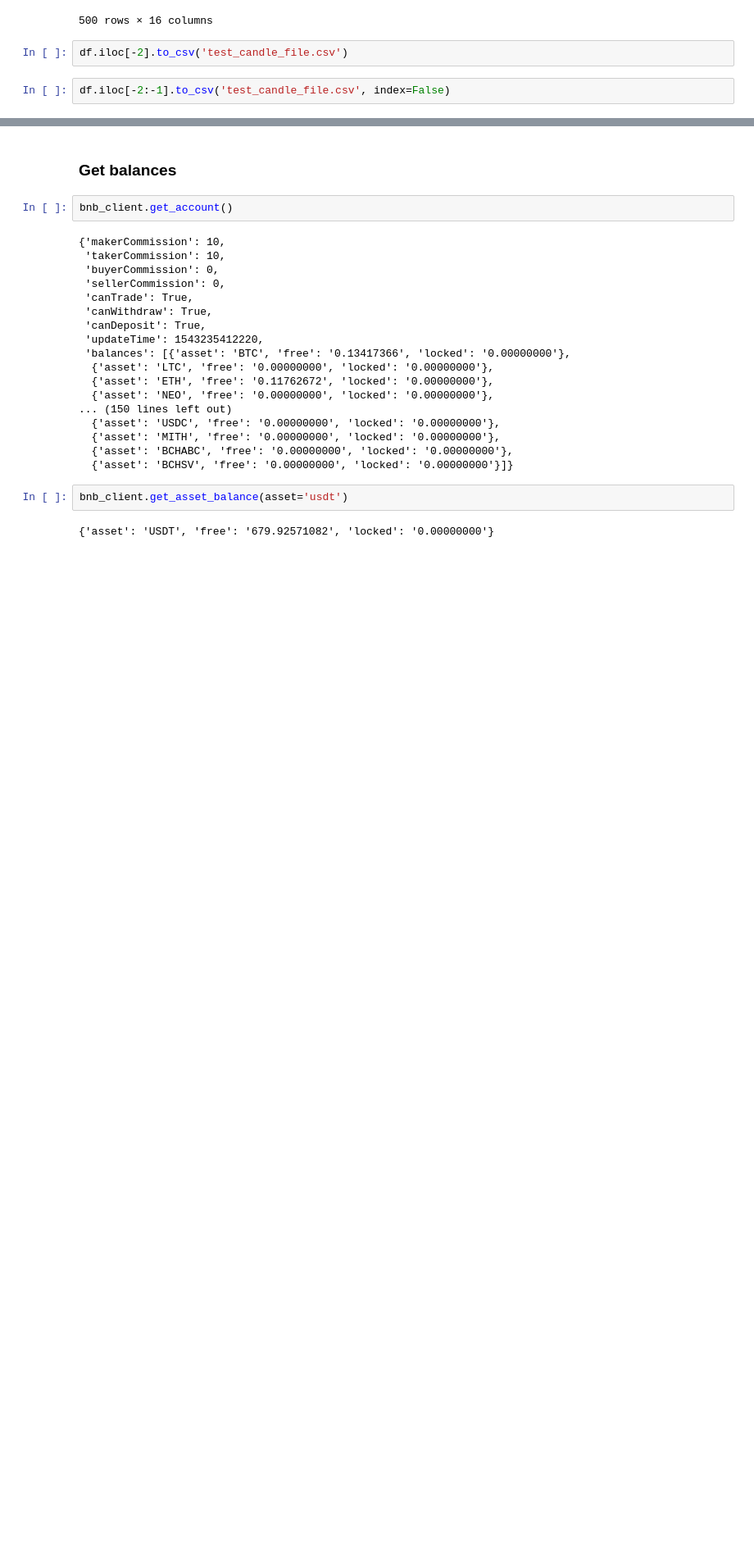
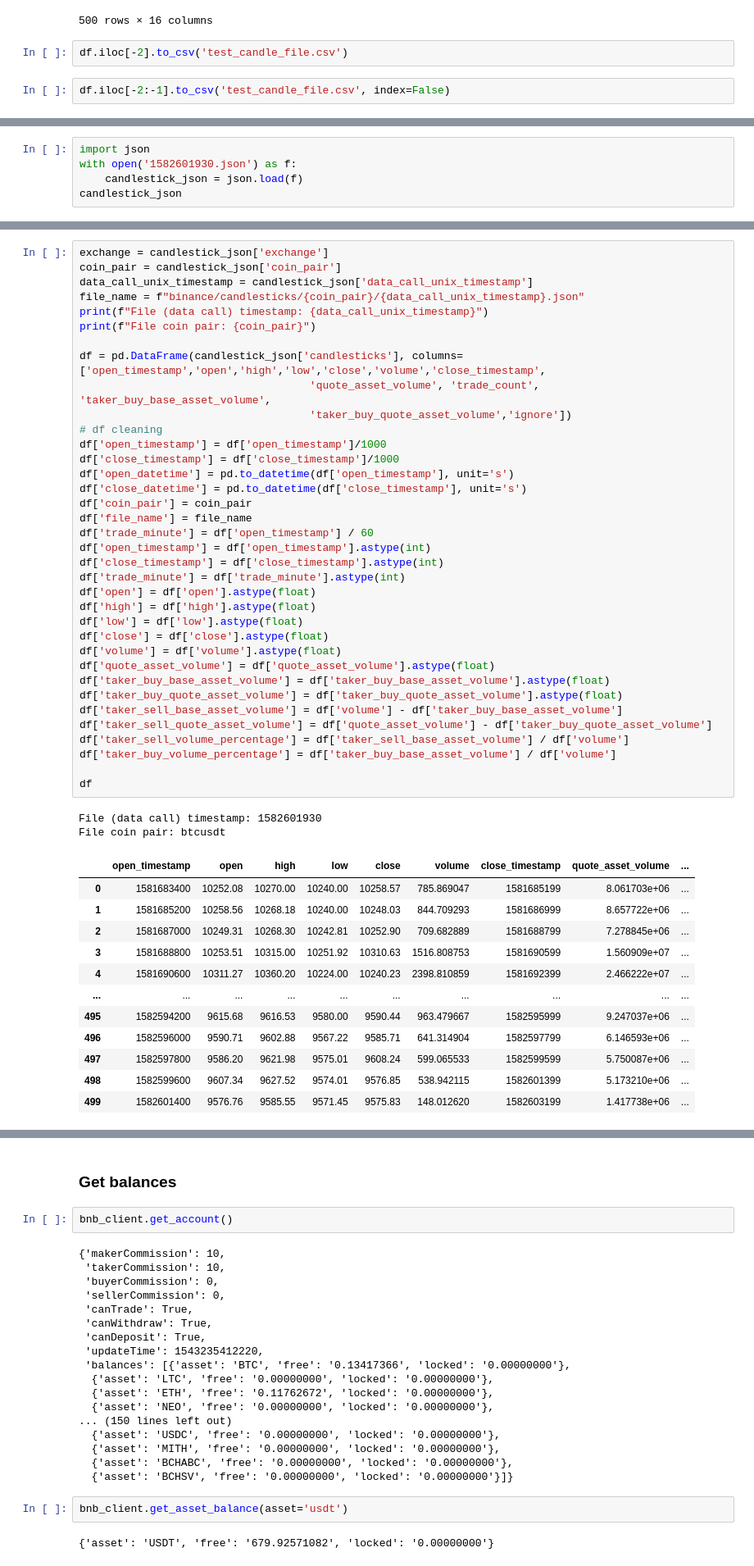
Before and after one commit to ChrisMcPherson/logic_by_loidsig, a Jupyter notebook: notebooks/eda_notebooks/binance_data_exploration.ipynb, the cells around one changed output, grey strips where cells are left out. Shown at 82% size. Saved outputs shown, nothing was run; the diff lists cells and outputs as text; blank space fills up the shorter version.

```diff
--- a/notebooks/eda_notebooks/binance_data_exploration.ipynb
+++ b/notebooks/eda_notebooks/binance_data_exploration.ipynb
@@ -92,0 +95,5 @@ df.iloc[-2:-1].to_csv('test_candle_file.csv', index=False)
+# %%
+import json
+with open('1582601930.json') as f:
+    candlestick_json = json.load(f)
+candlestick_json
@@ -92,0 +118,51 @@ df.iloc[-2:-1].to_csv('test_candle_file.csv', index=False)
+# %%
+exchange = candlestick_json['exchange']
+coin_pair = candlestick_json['coin_pair']
+data_call_unix_timestamp = candlestick_json['data_call_unix_timestamp']
+file_name = f"binance/candlesticks/{coin_pair}/{data_call_unix_timestamp}.json"
+print(f"File (data call) timestamp: {data_call_unix_timestamp}")
+print(f"File coin pair: {coin_pair}")
+
+df = pd.DataFrame(candlestick_json['candlesticks'], columns=['open_timestamp','open','high','low','close','volume','close_timestamp',
+                                    'quote_asset_volume', 'trade_count', 'taker_buy_base_asset_volume',
+                                    'taker_buy_quote_asset_volume','ignore'])
+# df cleaning
+df['open_timestamp'] = df['open_timestamp']/1000
+df['close_timestamp'] = df['close_timestamp']/1000
+df['open_datetime'] = pd.to_datetime(df['open_timestamp'], unit='s')
+df['close_datetime'] = pd.to_datetime(df['close_timestamp'], unit='s')
+df['coin_pair'] = coin_pair
+df['file_name'] = file_name
+df['trade_minute'] = df['open_timestamp'] / 60
+df['open_timestamp'] = df['open_timestamp'].astype(int)
+df['close_timestamp'] = df['close_timestamp'].astype(int)
+df['trade_minute'] = df['trade_minute'].astype(int)
+df['open'] = df['open'].astype(float)
+df['high'] = df['high'].astype(float)
+df['low'] = df['low'].astype(float)
+df['close'] = df['close'].astype(float)
+df['volume'] = df['volume'].astype(float)
+df['quote_asset_volume'] = df['quote_asset_volume'].astype(float)
+df['taker_buy_base_asset_volume'] = df['taker_buy_base_asset_volume'].astype(float)
+df['taker_buy_quote_asset_volume'] = df['taker_buy_quote_asset_volume'].astype(float)
+df['taker_sell_base_asset_volume'] = df['volume'] - df['taker_buy_base_asset_volume']
+df['taker_sell_quote_asset_volume'] = df['quote_asset_volume'] - df['taker_buy_quote_asset_volume']
+df['taker_sell_volume_percentage'] = df['taker_sell_base_asset_volume'] / df['volume']
+df['taker_buy_volume_percentage'] = df['taker_buy_base_asset_volume'] / df['volume']
+
+df
+# %% [output]
+File (data call) timestamp: 1582601930
+File coin pair: btcusdt
+|  | open_timestamp | open | high | low | close | volume | close_timestamp | quote_asset_volume | ... |
+| 0 | 1581683400 | 10252.08 | 10270.00 | 10240.00 | 10258.57 | 785.869047 | 1581685199 | 8.061703e+06 | ... |
+| 1 | 1581685200 | 10258.56 | 10268.18 | 10240.00 | 10248.03 | 844.709293 | 1581686999 | 8.657722e+06 | ... |
+| 2 | 1581687000 | 10249.31 | 10268.30 | 10242.81 | 10252.90 | 709.682889 | 1581688799 | 7.278845e+06 | ... |
+| 3 | 1581688800 | 10253.51 | 10315.00 | 10251.92 | 10310.63 | 1516.808753 | 1581690599 | 1.560909e+07 | ... |
+| 4 | 1581690600 | 10311.27 | 10360.20 | 10224.00 | 10240.23 | 2398.810859 | 1581692399 | 2.466222e+07 | ... |
+| ... | ... | ... | ... | ... | ... | ... | ... | ... | ... |
+| 495 | 1582594200 | 9615.68 | 9616.53 | 9580.00 | 9590.44 | 963.479667 | 1582595999 | 9.247037e+06 | ... |
+| 496 | 1582596000 | 9590.71 | 9602.88 | 9567.22 | 9585.71 | 641.314904 | 1582597799 | 6.146593e+06 | ... |
+| 497 | 1582597800 | 9586.20 | 9621.98 | 9575.01 | 9608.24 | 599.065533 | 1582599599 | 5.750087e+06 | ... |
+| 498 | 1582599600 | 9607.34 | 9627.52 | 9574.01 | 9576.85 | 538.942115 | 1582601399 | 5.173210e+06 | ... |
+| 499 | 1582601400 | 9576.76 | 9585.55 | 9571.45 | 9575.83 | 148.012620 | 1582603199 | 1.417738e+06 | ... |
```
Also changed, not shown: parts of 5 cells of this notebook, 3 other files.
